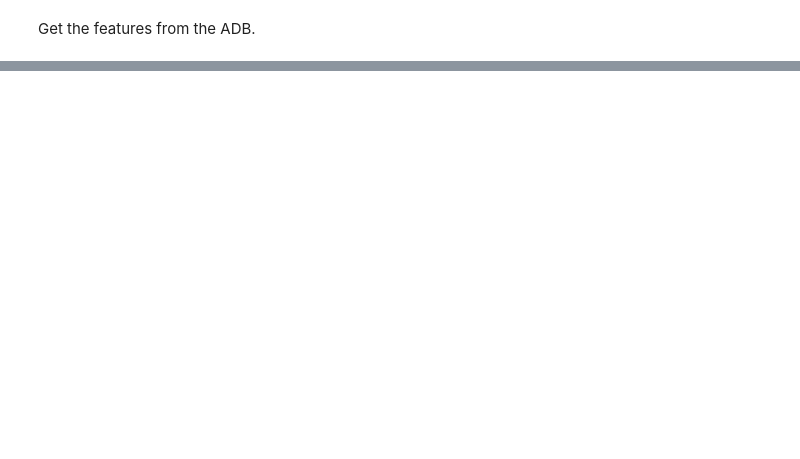
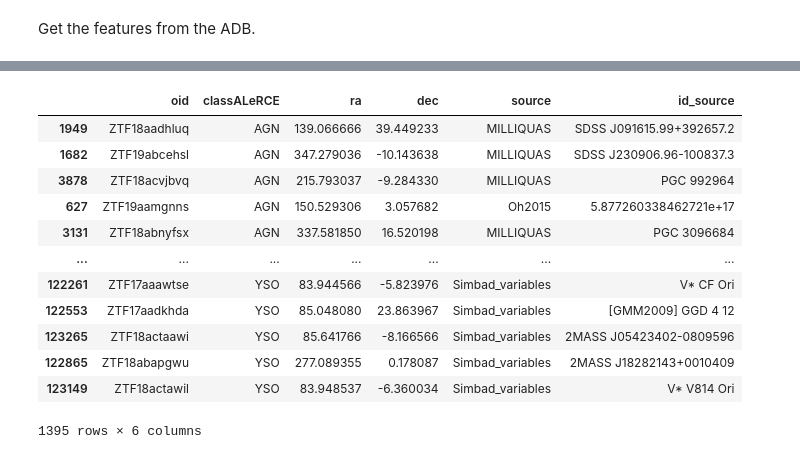
Before and after one commit to guille-c/ALeRCE_ML_DL, a Jupyter notebook: ALeRCE_ML_DL.ipynb, the cells around one changed output, grey strips where cells are left out. Drawn from its saved outputs; the diff is of its cells as text; code cells hidden in the pictures; blank space fills up the shorter version.

```diff
--- a/ALeRCE_ML_DL.ipynb
+++ b/ALeRCE_ML_DL.ipynb
@@ -333,0 +322,16 @@ query = "select oid, CONCAT(name, fid) as feature, value from feature where oid
+# %%
+df_train_ss
+# %% [output]
+|  | oid | classALeRCE | ra | dec | source | id_source |
+| 1949 | ZTF18aadhluq | AGN | 139.066666 | 39.449233 | MILLIQUAS | SDSS J091615.99+392657.2 |
+| 1682 | ZTF19abcehsl | AGN | 347.279036 | -10.143638 | MILLIQUAS | SDSS J230906.96-100837.3 |
+| 3878 | ZTF18acvjbvq | AGN | 215.793037 | -9.284330 | MILLIQUAS | PGC 992964 |
+| 627 | ZTF19aamgnns | AGN | 150.529306 | 3.057682 | Oh2015 | 5.877260338462721e+17 |
+| 3131 | ZTF18abnyfsx | AGN | 337.581850 | 16.520198 | MILLIQUAS | PGC 3096684 |
+| ... | ... | ... | ... | ... | ... | ... |
+| 122261 | ZTF17aaawtse | YSO | 83.944566 | -5.823976 | Simbad_variables | V* CF Ori |
+| 122553 | ZTF17aadkhda | YSO | 85.048080 | 23.863967 | Simbad_variables | [GMM2009] GGD 4 12 |
+| 123265 | ZTF18actaawi | YSO | 85.641766 | -8.166566 | Simbad_variables | 2MASS J05423402-0809596 |
+| 122865 | ZTF18abapgwu | YSO | 277.089355 | 0.178087 | Simbad_variables | 2MASS J18282143+0010409 |
+| 123149 | ZTF18actawil | YSO | 83.948537 | -6.360034 | Simbad_variables | V* V814 Ori |
+1395 rows × 6 columns
```
Also changed, not shown: parts of 17 cells of this notebook.
